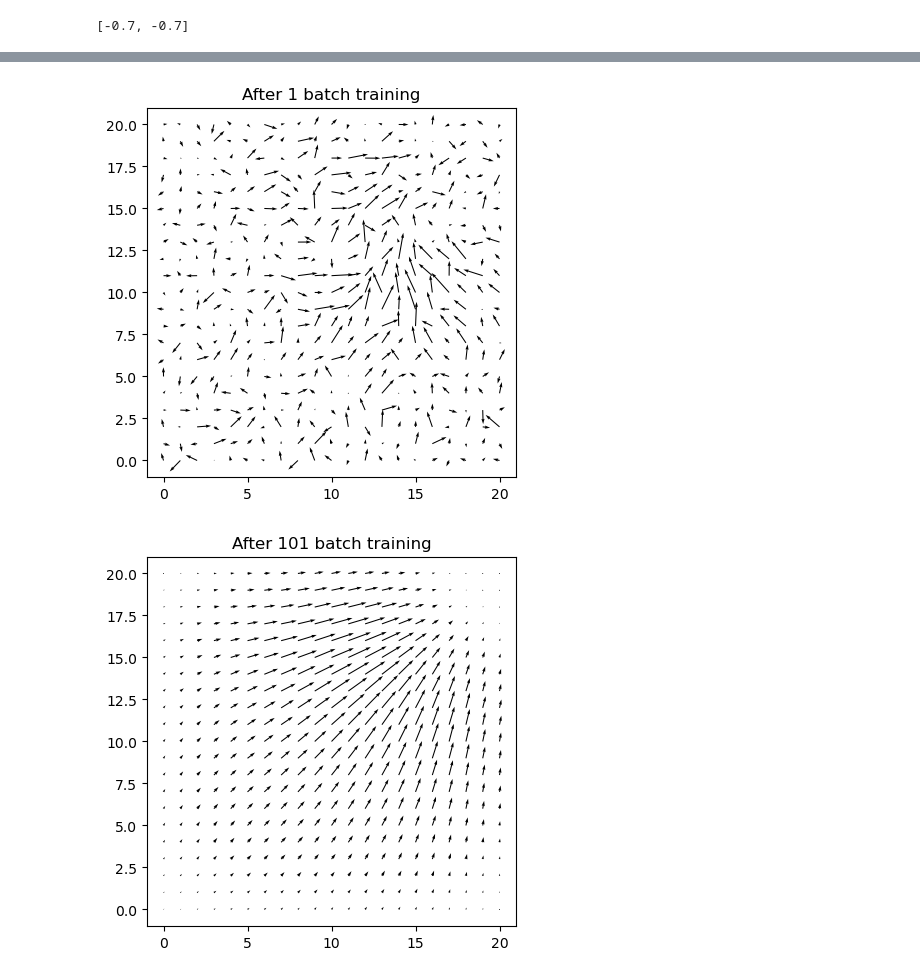
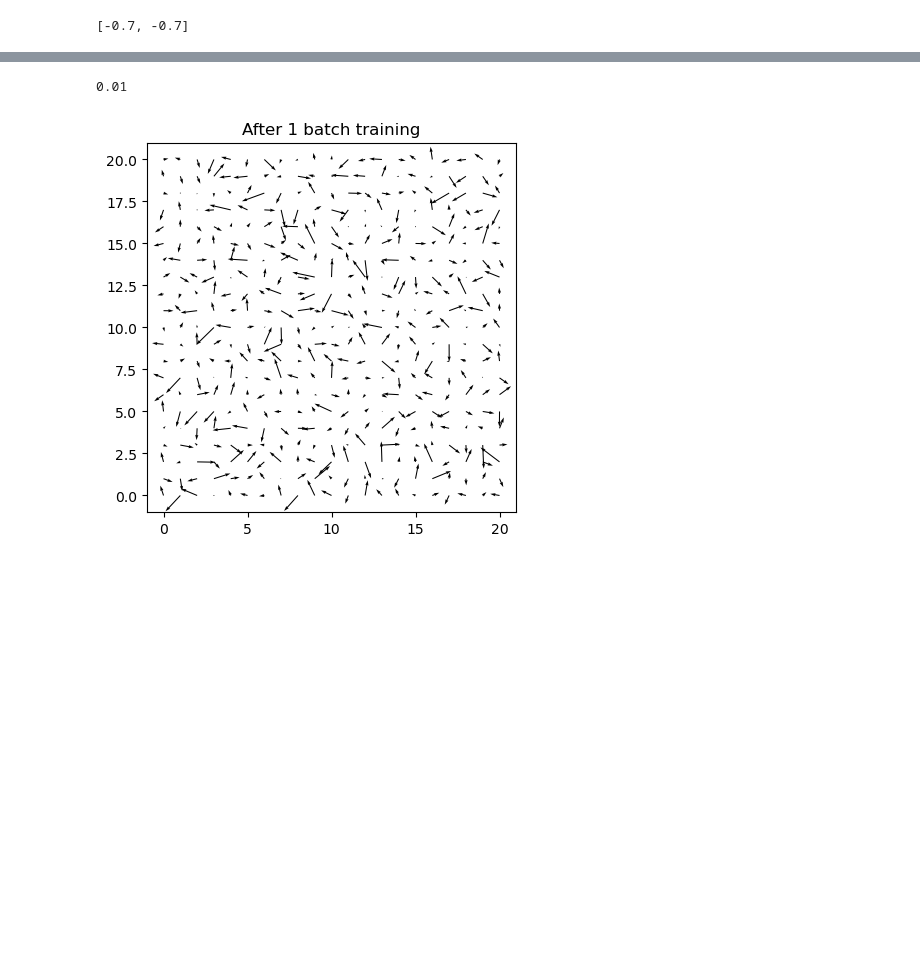
Before and after one commit to mgkumar138/ActorCritic_Dynamics, a Jupyter notebook: discrete_transition/policy_dynamics.ipynb, the cells around one changed output, grey strips where cells are left out. Drawn from its saved outputs; the diff is of its cells as text; code cells hidden in the pictures; blank space fills up the shorter version.

```diff
--- a/discrete_transition/policy_dynamics.ipynb
+++ b/discrete_transition/policy_dynamics.ipynb
@@ -8,7 +8,7 @@ import numpy as np
 import matplotlib.pyplot as plt
 from backend import TwoDimNav, PC_AC_agent, plot_maps
 # %%
-random_episodes = 1000
+random_episodes = 100
 test_episodes = 100
 tmax = 100
 
@@ -133,22 +133,23 @@ plot_maps(env, npc, exp_theta, title='After training')
 # %%
 # update theta using non-overlapping batch similar to Bordelon 2023
-lr = 0.01
-batch_size = 10
+batch_size = 1
+lr = batch_size/random_episodes
+print(lr)
 
 batch_theta = inittheta.copy()
 
 batch_idxs = np.random.choice(np.arange(random_episodes), random_episodes, replace=False)
 batch_idxs = np.reshape(batch_idxs, (random_episodes//batch_size, batch_size))
 
 batch_rewards = []
 for b,batch_idx in enumerate(batch_idxs):
     grads = np.array(episode_info)[batch_idx]
     batch_theta += lr * np.mean(grads,axis=0)
     batch_info, batch_reward = get_coord_reward(exp_theta, test_episodes)
     batch_rewards.append(np.mean(batch_reward))
 
-    if b % 100 == 0:
+    if b % 200 == 0:
         plot_maps(env, npc, batch_theta, title=f'After {b+1} batch training')
 # %% [output]
+0.01
-[figure, old version]
+[figure, new version]
-[figure, removed]
```
Also changed, not shown: parts of 5 cells of this notebook, 3 other files.
